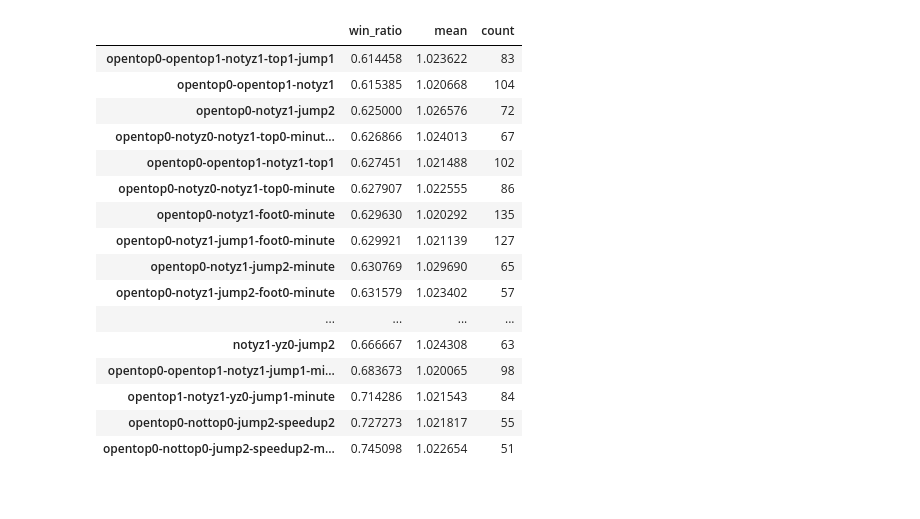
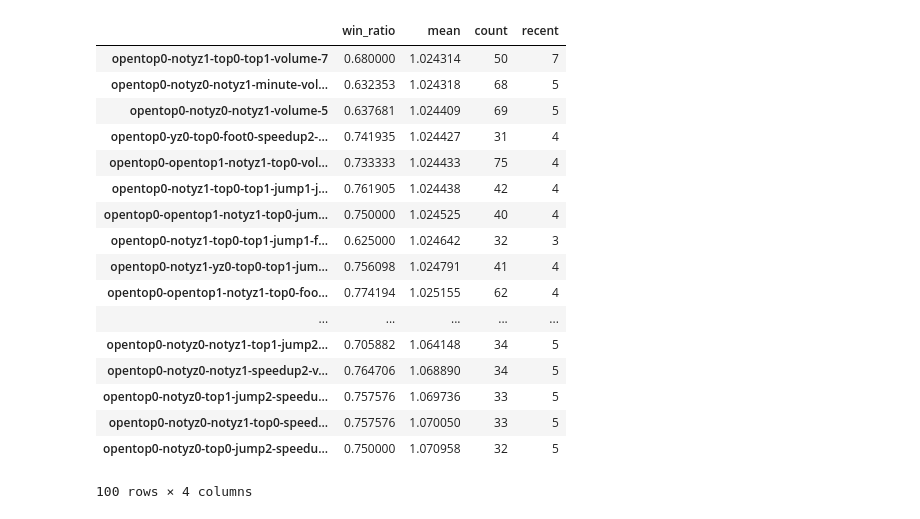
Before and after one commit to StockFucker/top, a Jupyter notebook: top.ipynb, the cells around one changed output. Saved outputs shown, nothing was run; the diff lists cells and outputs as text; code cells hidden in the pictures.

```diff
--- a/top.ipynb
+++ b/top.ipynb
@@ -2,6 +2,9 @@
 import pandas as pd
 # %%
 df = pd.read_csv("output2.csv",index_col=0)
+# %%
+df = df[~df["mean"].duplicated()]
+df["recent"] = df.index.str.slice(-1)
 # %%
 df = df.sort("mean")
 df.tail(50)
@@ -45,21 +29,22 @@ df.tail(50)
 # %%
-sub_df = df[df["count"] > 50]
+sub_df = df[df["count"] > 30]
 sub_df.tail(100)
 # %% [output]
-|  | win_ratio | mean | count |
-| opentop0-opentop1-notyz1-top1-jump1 | 0.614458 | 1.023622 | 83 |
-| opentop0-opentop1-notyz1 | 0.615385 | 1.020668 | 104 |
-| opentop0-notyz1-jump2 | 0.625000 | 1.026576 | 72 |
-| opentop0-notyz0-notyz1-top0-minut... | 0.626866 | 1.024013 | 67 |
-| opentop0-opentop1-notyz1-top1 | 0.627451 | 1.021488 | 102 |
-| opentop0-notyz0-notyz1-top0-minute | 0.627907 | 1.022555 | 86 |
-| opentop0-notyz1-foot0-minute | 0.629630 | 1.020292 | 135 |
-| opentop0-notyz1-jump1-foot0-minute | 0.629921 | 1.021139 | 127 |
-| opentop0-notyz1-jump2-minute | 0.630769 | 1.029690 | 65 |
-| opentop0-notyz1-jump2-foot0-minute | 0.631579 | 1.023402 | 57 |
-| ... | ... | ... | ... |
-| notyz1-yz0-jump2 | 0.666667 | 1.024308 | 63 |
-| opentop0-opentop1-notyz1-jump1-mi... | 0.683673 | 1.020065 | 98 |
-| opentop1-notyz1-yz0-jump1-minute | 0.714286 | 1.021543 | 84 |
-| opentop0-nottop0-jump2-speedup2 | 0.727273 | 1.021817 | 55 |
-| opentop0-nottop0-jump2-speedup2-m... | 0.745098 | 1.022654 | 51 |
+|  | win_ratio | mean | count | recent |
+| opentop0-notyz1-top0-top1-volume-7 | 0.680000 | 1.024314 | 50 | 7 |
+| opentop0-notyz0-notyz1-minute-vol... | 0.632353 | 1.024318 | 68 | 5 |
+| opentop0-notyz0-notyz1-volume-5 | 0.637681 | 1.024409 | 69 | 5 |
+| opentop0-yz0-top0-foot0-speedup2-... | 0.741935 | 1.024427 | 31 | 4 |
+| opentop0-opentop1-notyz1-top0-vol... | 0.733333 | 1.024433 | 75 | 4 |
+| opentop0-notyz1-top0-top1-jump1-j... | 0.761905 | 1.024438 | 42 | 4 |
+| opentop0-opentop1-notyz1-top0-jum... | 0.750000 | 1.024525 | 40 | 4 |
+| opentop0-notyz1-top0-top1-jump1-f... | 0.625000 | 1.024642 | 32 | 3 |
+| opentop0-notyz1-yz0-top0-top1-jum... | 0.756098 | 1.024791 | 41 | 4 |
+| opentop0-opentop1-notyz1-top0-foo... | 0.774194 | 1.025155 | 62 | 4 |
+| ... | ... | ... | ... | ... |
+| opentop0-notyz0-notyz1-top1-jump2... | 0.705882 | 1.064148 | 34 | 5 |
+| opentop0-notyz0-notyz1-speedup2-v... | 0.764706 | 1.068890 | 34 | 5 |
+| opentop0-notyz0-top1-jump2-speedu... | 0.757576 | 1.069736 | 33 | 5 |
+| opentop0-notyz0-notyz1-top0-speed... | 0.757576 | 1.070050 | 33 | 5 |
+| opentop0-notyz0-top0-jump2-speedu... | 0.750000 | 1.070958 | 32 | 5 |
+100 rows × 4 columns
```
Also changed, not shown: parts of 7 cells of this notebook, 1 other file.
